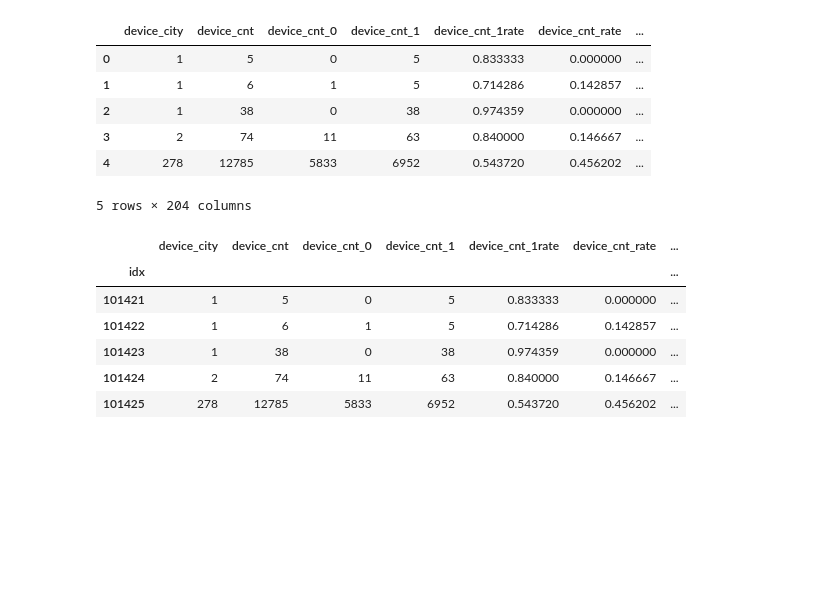
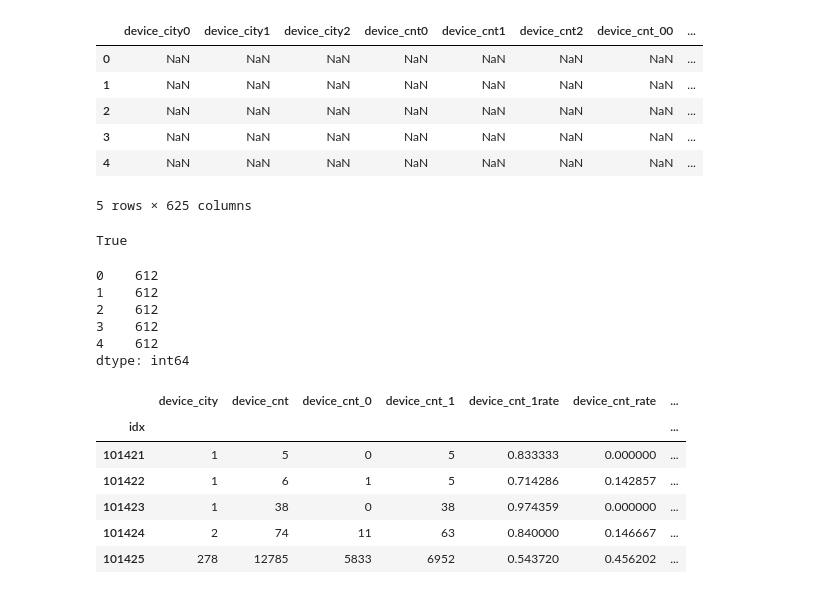
Before and after one commit to hadoop73/jdd, a Jupyter notebook: codes/baseline_feas_train.ipynb, the cells around one changed output. Cells and saved outputs as stored; diff of their text form; code cells hidden in the pictures; blank space fills up the shorter version.

```diff
--- a/codes/baseline_feas_train.ipynb
+++ b/codes/baseline_feas_train.ipynb
@@ -7,13 +7,13 @@ import os,sys
 from multiprocessing import Pool
 import matplotlib.pyplot as plt
 # %%
-baseline = pd.read_csv('../datas/baseline_1part456')
-baseline.head()
+df_train = pd.read_csv('../datas/login_trade_train')
+df_train.head()
 # %% [output]
-|  | device_city | device_cnt | device_cnt_0 | device_cnt_1 | device_cnt_1rate | device_cnt_rate | ... |
-| 0 | 1 | 5 | 0 | 5 | 0.833333 | 0.000000 | ... |
-| 1 | 1 | 6 | 1 | 5 | 0.714286 | 0.142857 | ... |
-| 2 | 1 | 38 | 0 | 38 | 0.974359 | 0.000000 | ... |
-| 3 | 2 | 74 | 11 | 63 | 0.840000 | 0.146667 | ... |
-| 4 | 278 | 12785 | 5833 | 6952 | 0.543720 | 0.456202 | ... |
+|  | device_city0 | device_city1 | device_city2 | device_cnt0 | device_cnt1 | device_cnt2 | device_cnt_00 | ... |
+| 0 | NaN | NaN | NaN | NaN | NaN | NaN | NaN | ... |
+| 1 | NaN | NaN | NaN | NaN | NaN | NaN | NaN | ... |
+| 2 | NaN | NaN | NaN | NaN | NaN | NaN | NaN | ... |
+| 3 | NaN | NaN | NaN | NaN | NaN | NaN | NaN | ... |
+| 4 | NaN | NaN | NaN | NaN | NaN | NaN | NaN | ... |
-5 rows × 204 columns
+5 rows × 625 columns
@@ -20,3 +22,16 @@ baseline.head()
+# %%
+pd.isnull(t.loc[0]['device_city0'])
+# %% [output]
+True
+# %%
+(pd.isnull(t)).sum(axis=1)
+# %% [output]
+0    612
+1    612
+2    612
+3    612
+4    612
+dtype: int64
 # %%
 baseline = baseline.set_index('idx')
 baseline.head()
```
Also changed, not shown: parts of 3 cells of this notebook, 22 other files.
